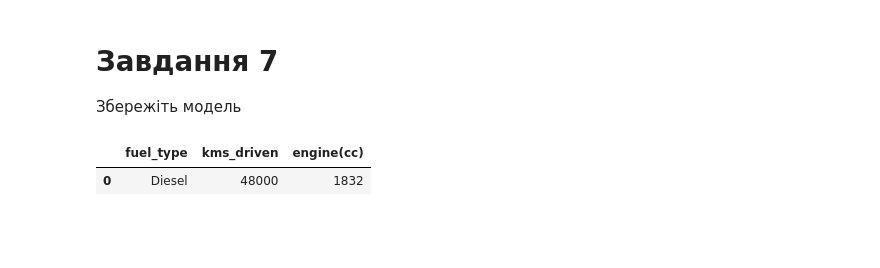
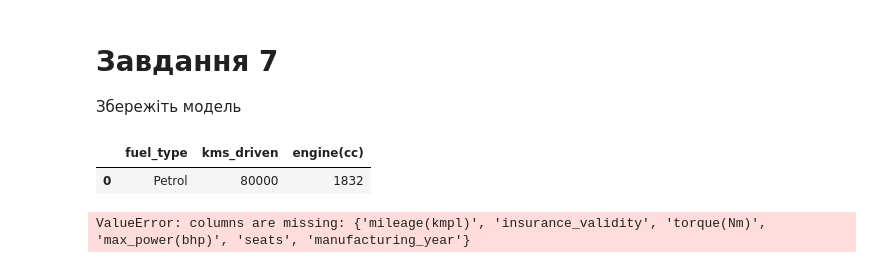
Before and after one commit to ViktorMyronenko/PythonAI-ITStep, a Jupyter notebook: Практика_лінійна_регресія2.ipynb, the cells around one changed output. Saved outputs shown, nothing was run; the diff lists cells and outputs as text; code cells hidden in the pictures; blank space fills up the shorter version.

```diff
--- a/Практика_лінійна_регресія2.ipynb
+++ b/Практика_лінійна_регресія2.ipynb
@@ -200,11 +230,15 @@ metrics.r2_score(y_test_pred, y_test)
 # Завдання 7
 Збережіть модель
 # %%
-data = pd.DataFrame({'fuel_type': ['Diesel'],
-                     'kms_driven': [48000],
+data = pd.DataFrame({'fuel_type': ['Petrol'],
+                     'kms_driven': [80000],
                      'engine(cc)': [1832]})
 
 data
 # %% [output]
 |  | fuel_type | kms_driven | engine(cc) |
-| 0 | Diesel | 48000 | 1832 |
+| 0 | Petrol | 80000 | 1832 |
+# %%
+full_model.predict(data)
+# %% [output]
+ValueError: columns are missing: {'mileage(kmpl)', 'insurance_validity', 'torque(Nm)', 'max_power(bhp)', 'seats', 'manufacturing_year'}
```
Also changed, not shown: parts of 14 cells of this notebook.
